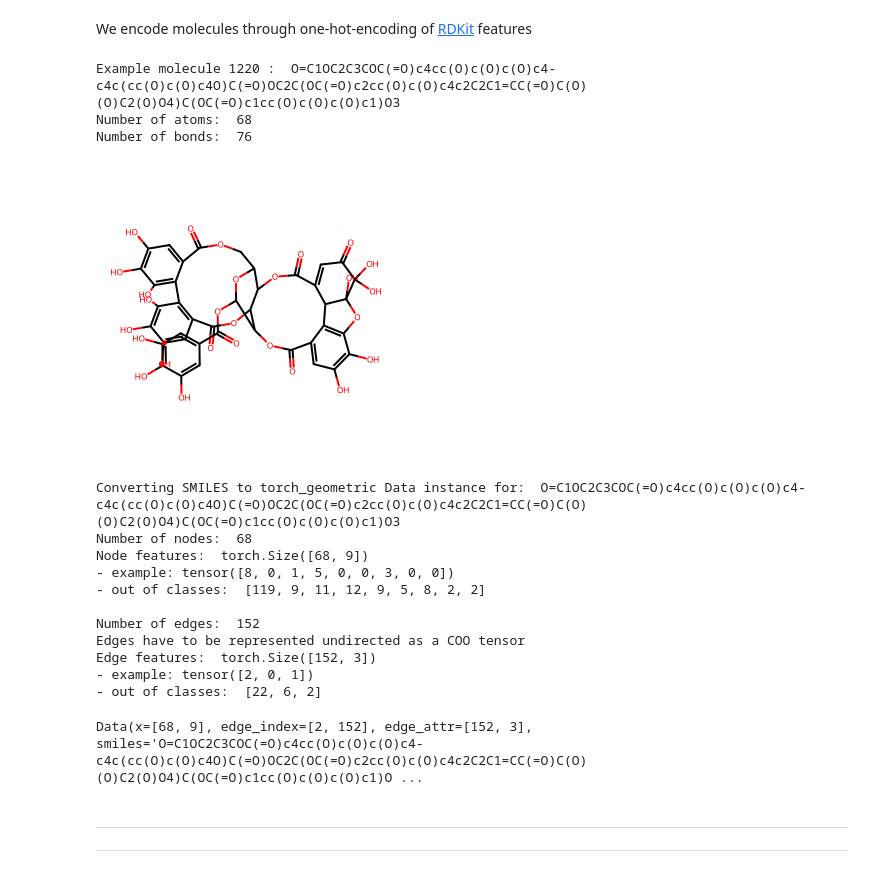
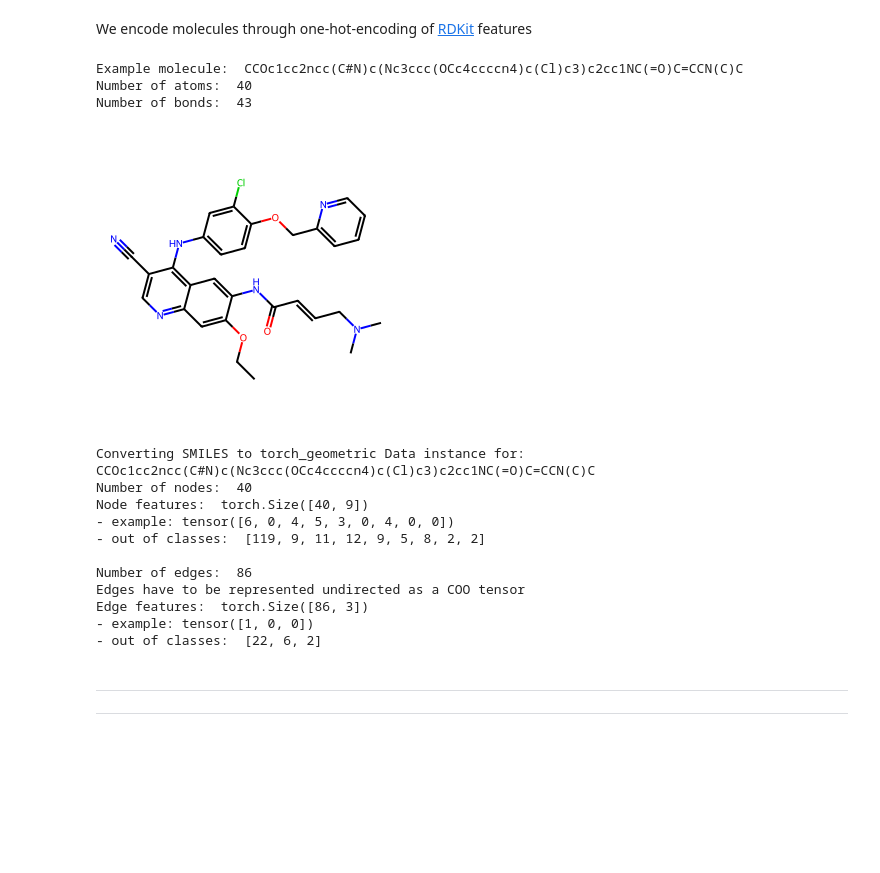
Before and after one commit to robsyc/biomed-multi-view-DTI-VAE, a Jupyter notebook: dti-vae/notebook.ipynb, the cells around one changed output. Saved outputs shown, nothing was run; the diff lists cells and outputs as text; code cells hidden in the pictures; blank space fills up the shorter version.

```diff
--- a/dti-vae/notebook.ipynb
+++ b/dti-vae/notebook.ipynb
@@ -209,38 +262,26 @@ ID of min and max:  665 1220
 # %% [markdown]
 We encode molecules through one-hot-encoding of [RDKit](https://www.rdkit.org/docs/GettingStartedInPython.html) features
-# %%
-from encoding import smiles2pydata
-
-example_index = 1220
-print("\nExample molecule", example_index, ': ', drugs_train[example_index])
-example_drug = smiles2pydata(drugs_train[example_index], with_hydrogen=False, give_description=True)
-for batch in drugs_train_loader:
-    example_drug_batch = batch
-    break
-for batch in proteins_train_loader:
-    example_protein_batch = batch
-    break
-
-num_node_features = example_drug.x.shape[1]
-num_edge_features = example_drug.edge_attr.shape[1]
-example_drug
-# %% [output]
-Example molecule 1220 :  O=C1OC2C3COC(=O)c4cc(O)c(O)c(O)c4-c4c(cc(O)c(O)c4O)C(=O)OC2C(OC(=O)c2cc(O)c(O)c4c2C2C1=CC(=O)C(O)(O)C2(O)O4)C(OC(=O)c1cc(O)c(O)c(O)c1)O3
-Number of atoms:  68
-Number of bonds:  76
-[figure, removed]
-Converting SMILES to torch_geometric Data instance for:  O=C1OC2C3COC(=O)c4cc(O)c(O)c(O)c4-c4c(cc(O)c(O)c4O)C(=O)OC2C(OC(=O)c2cc(O)c(O)c4c2C2C1=CC(=O)C(O)(O)C2(O)O4)C(OC(=O)c1cc(O)c(O)c(O)c1)O3
-Number of nodes:  68
-Node features:  torch.Size([68, 9])
-- example: tensor([8, 0, 1, 5, 0, 0, 3, 0, 0])
-- out of classes:  [119, 9, 11, 12, 9, 5, 8, 2, 2]
-
-Number of edges:  152
-Edges have to be represented undirected as a COO tensor
-Edge features:  torch.Size([152, 3])
-- example: tensor([2, 0, 1])
-- out of classes:  [22, 6, 2]
-Data(x=[68, 9], edge_index=[2, 152], edge_attr=[152, 3], smiles='O=C1OC2C3COC(=O)c4cc(O)c(O)c(O)c4-c4c(cc(O)c(O)c4O)C(=O)OC2C(OC(=O)c2cc(O)c(O)c4c2C2C1=CC(=O)C(O)(O)C2(O)O4)C(OC(=O)c1cc(O)c(O)c(O)c1)O ...
+# %%
+from encoding import smiles2pydata
+
+print("\nExample molecule: ", batch_drugs[0])
+example_drug = smiles2pydata(batch_drugs[0], with_hydrogen=False, give_description=True)
+# %% [output]
+Example molecule:  CCOc1cc2ncc(C#N)c(Nc3ccc(OCc4ccccn4)c(Cl)c3)c2cc1NC(=O)C=CCN(C)C
+Number of atoms:  40
+Number of bonds:  43
+[figure, added]
+Converting SMILES to torch_geometric Data instance for:  CCOc1cc2ncc(C#N)c(Nc3ccc(OCc4ccccn4)c(Cl)c3)c2cc1NC(=O)C=CCN(C)C
+Number of nodes:  40
+Node features:  torch.Size([40, 9])
+- example: tensor([6, 0, 4, 5, 3, 0, 4, 0, 0])
+- out of classes:  [119, 9, 11, 12, 9, 5, 8, 2, 2]
+
+Number of edges:  86
+Edges have to be represented undirected as a COO tensor
+Edge features:  torch.Size([86, 3])
+- example: tensor([1, 0, 0])
+- out of classes:  [22, 6, 2]
 # %% [markdown]
 ---
 ---
```
Also changed, not shown: parts of 10 cells of this notebook.
